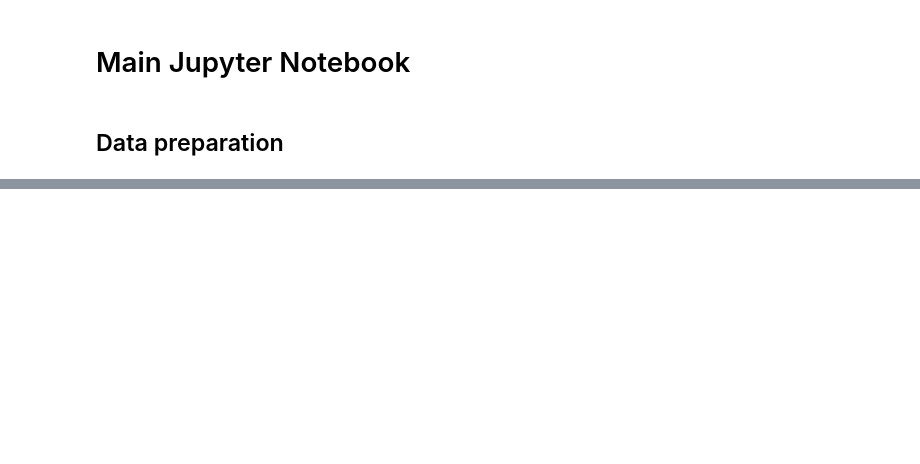
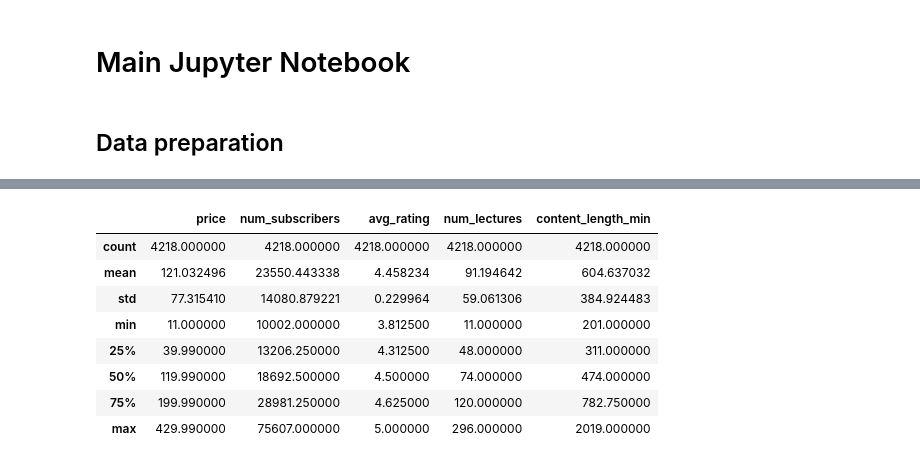
Before and after one commit to Amizzuddin/sc1015, a Jupyter notebook: main.ipynb, the cells around one changed output, grey strips where cells are left out. Saved outputs shown, nothing was run; the diff lists cells and outputs as text; code cells hidden in the pictures; blank space fills up the shorter version.

```diff
--- a/main.ipynb
+++ b/main.ipynb
@@ -50,0 +182,12 @@ print_feature_outliers(RawDataset, categorical_feature_in_numerical)
+# %%
+RemovedOutlierDataset.describe()
+# %% [output]
+|  | price | num_subscribers | avg_rating | num_lectures | content_length_min |
+| count | 4218.000000 | 4218.000000 | 4218.000000 | 4218.000000 | 4218.000000 |
+| mean | 121.032496 | 23550.443338 | 4.458234 | 91.194642 | 604.637032 |
+| std | 77.315410 | 14080.879221 | 0.229964 | 59.061306 | 384.924483 |
+| min | 11.000000 | 10002.000000 | 3.812500 | 11.000000 | 201.000000 |
+| 25% | 39.990000 | 13206.250000 | 4.312500 | 48.000000 | 311.000000 |
+| 50% | 119.990000 | 18692.500000 | 4.500000 | 74.000000 | 474.000000 |
+| 75% | 199.990000 | 28981.250000 | 4.625000 | 120.000000 | 782.750000 |
+| max | 429.990000 | 75607.000000 | 5.000000 | 296.000000 | 2019.000000 |
```
Also changed, not shown: parts of 14 cells of this notebook, 1 other file.
